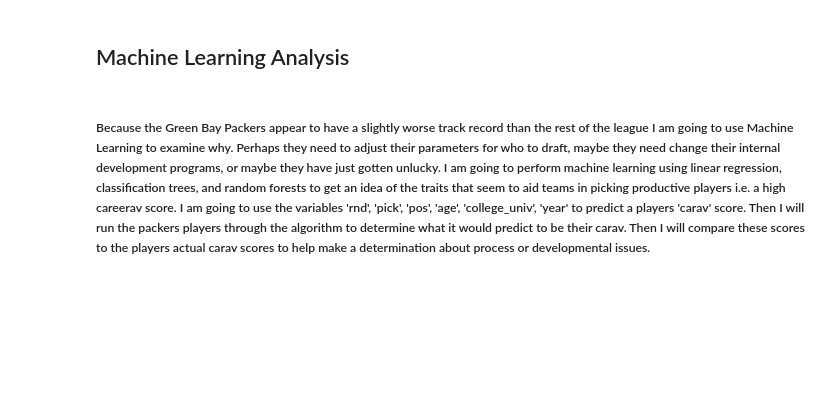
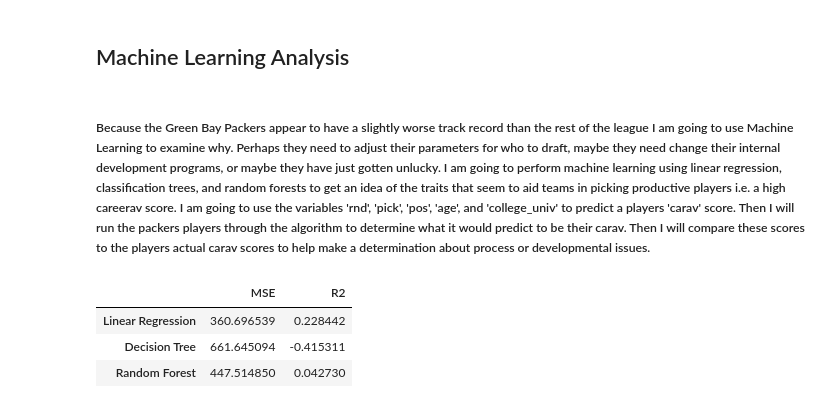
Before and after one commit to Brandonwood44/Football, a Jupyter notebook: NFL_draft.ipynb, the cells around one changed output. Cells and saved outputs as stored; diff of their text form; code cells hidden in the pictures; blank space fills up the shorter version.

```diff
--- a/NFL_draft.ipynb
+++ b/NFL_draft.ipynb
@@ -352,4 +363,57 @@ The Green Bay Packers are about league average on drafting All Pro players at a
 # %% [markdown]
 ## Machine Learning Analysis
 # %% [markdown]
-##### Because the Green Bay Packers appear to have a slightly worse track record than the rest of the league I am going to use Machine Learning to examine why. Perhaps they need to adjust their parameters for who to draft, maybe they need change their internal development programs, or maybe they have just gotten unlucky. I am going to perform machine learning using linear regression, classification trees, and random forests to get an idea of the traits that seem to aid teams in picking productive players i.e. a high careerav score. I am going to use the variables 'rnd', 'pick', 'pos', 'age', 'college_univ', 'year' to predict a players 'carav' score. Then I will run the packers players through the algorithm to determine what it would predict to be their carav. Then I will compare these scores to the players actual carav scores to help make a determination about process or developmental issues.
+##### Because the Green Bay Packers appear to have a slightly worse track record than the rest of the league I am going to use Machine Learning to examine why. Perhaps they need to adjust their parameters for who to draft, maybe they need change their internal development programs, or maybe they have just gotten unlucky. I am going to perform machine learning using linear regression, classification trees, and random forests to get an idea of the traits that seem to aid teams in picking productive players i.e. a high careerav score. I am going to use the variables 'rnd', 'pick', 'pos', 'age', and 'college_univ' to predict a players 'carav' score. Then I will run the packers players through the algorithm to determine what it would predict to be their carav. Then I will compare these scores to the players actual carav scores to help make a determination about process or developmental issues.
+# %%
+# Get data for league except green bay
+league_data = draft[draft['tm'] != 'GNB']
+
+# feature engineering
+feature_cols = ['rnd', 'pick', 'pos', 'age']
+target_col = 'carav'
+
+X = league_data[feature_cols]
+y = league_data[target_col]
+
+# Encode categorical features
+categorical = ['pos']
+numeric = ['rnd', 'pick', 'age']
+
+preprocessor = ColumnTransformer(
+    transformers=[
+        ('cat', OneHotEncoder(handle_unknown='ignore'), categorical),
+        ('num', 'passthrough', numeric)
+    ]
+)
+
+# I am using Linear regression, Decision Tree Regression, and Random Forest Regression to predict the career average score
+models = {
+    "Linear Regression": LinearRegression(),
+    "Decision Tree": DecisionTreeRegressor(random_state=42),
+    "Random Forest": RandomForestRegressor(n_estimators=200, random_state=42)
+}
+
+X_train, X_test, y_train, y_test = train_test_split(
+    X,y, test_size=0.2, random_state=42
+)
+
+# Train and Evaluate the models
+results = {}
+
+for name,model in models.items():
+    pipe = Pipeline(steps=[('preprocess', preprocessor), ('model', model)])
+
+    pipe.fit(X_train,y_train)
+    preds = pipe.predict(X_test)
+
+    mse = mean_squared_error(y_test, preds)
+    r2 = r2_score(y_test, preds)
+
+    results[name] = {"MSE": mse, "R2": r2}
+
+pd.DataFrame(results).T
+# %% [output]
+|  | MSE | R2 |
+| Linear Regression | 360.696539 | 0.228442 |
+| Decision Tree | 661.645094 | -0.415311 |
+| Random Forest | 447.514850 | 0.042730 |
```
Also changed, not shown: parts of 3 cells of this notebook.
